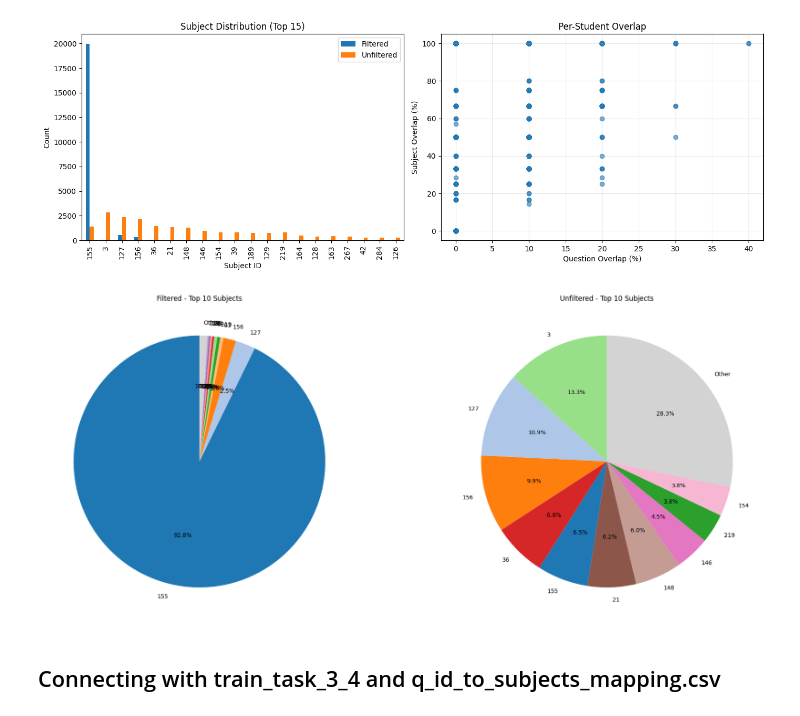
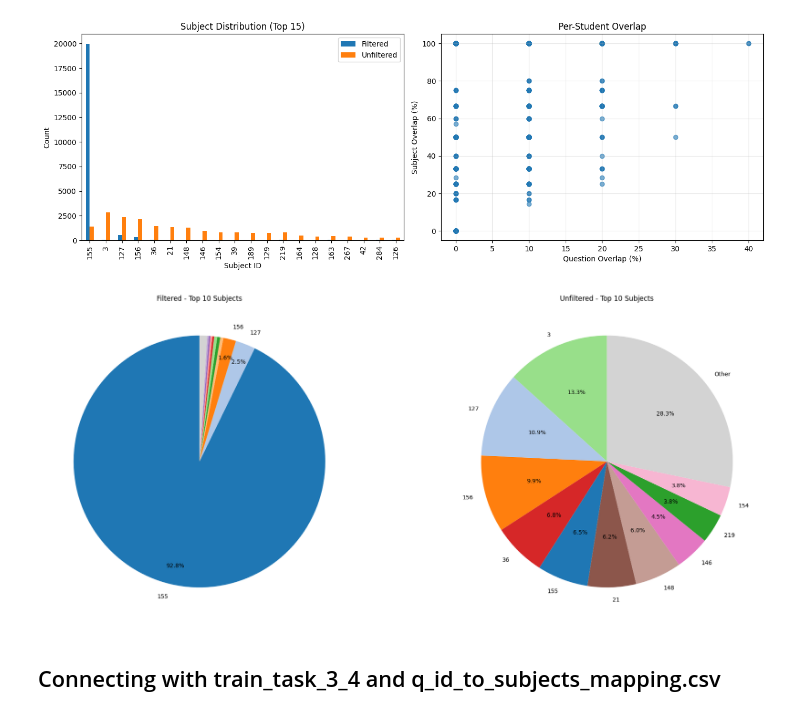
Before and after one commit to noazlee/BOBCAT, a Jupyter notebook: outputs/155_on_155_analysis.ipynb, the cells around one changed output. Cells and saved outputs as stored; diff of their text form; code cells hidden in the pictures.

```diff
--- a/outputs/155_on_155_analysis.ipynb
+++ b/outputs/155_on_155_analysis.ipynb
@@ -110,35 +110,54 @@ plt.show()
 # %%
 fig = plt.figure(figsize=(20, 16))
 top_n = 10
-
 # Get all unique subjects from both datasets and create color map
 all_top_subjects = pd.concat([subj_counts_f.head(top_n), subj_counts_u.head(top_n)]).index.unique()
 colors = plt.cm.tab20(range(len(all_top_subjects)))
 color_map = {subj: colors[i] for i, subj in enumerate(all_top_subjects)}
 color_map['Other'] = 'lightgray'
 
 # Filtered pie
 ax3 = plt.subplot(2, 2, 3)
 top_filtered = subj_counts_f.head(top_n)
 other_filtered = subj_counts_f.iloc[top_n:].sum()
 pie_filtered = pd.concat([top_filtered, pd.Series({'Other': other_filtered})])
 filtered_colors = [color_map.get(subj, 'gray') for subj in pie_filtered.index]
-ax3.pie(pie_filtered, labels=pie_filtered.index, autopct='%1.1f%%', startangle=90, colors=filtered_colors)
+
+# Calculate percentages
+percentages = pie_filtered / pie_filtered.sum() * 100
+
+# Create custom labels - only show if >= 0.5%
+labels = [label if pct >= 0.5 else '' for label, pct in zip(pie_filtered.index, percentages)]
+
+# Custom autopct function - only show if >= 0.5%
+def autopct_format(pct):
+    return f'{pct:.1f}%' if pct >= 0.5 else ''
+
+wedges, texts, autotexts = ax3.pie(
+    pie_filtered,
+    labels=labels,  # Use filtered labels
+    autopct=autopct_format,  # Use custom function
+    startangle=90,
+    colors=filtered_colors,
+    pctdistance=0.85,
+    labeldistance=1.1,
+)
+
 ax3.set_title(f'Filtered - Top {top_n} Subjects')
 
 # Unfiltered pie
 ax4 = plt.subplot(2, 2, 4)
 top_unfiltered = subj_counts_u.head(top_n)
 other_unfiltered = subj_counts_u.iloc[top_n:].sum()
 pie_unfiltered = pd.concat([top_unfiltered, pd.Series({'Other': other_unfiltered})])
 unfiltered_colors = [color_map.get(subj, 'gray') for subj in pie_unfiltered.index]
 ax4.pie(pie_unfiltered, labels=pie_unfiltered.index, autopct='%1.1f%%', startangle=90, colors=unfiltered_colors)
 ax4.set_title(f'Unfiltered - Top {top_n} Subjects')
 
 plt.tight_layout()
 plt.show()
 # %% [output]
-[figure, old version]
+[figure, new version]
 # %% [markdown]
 ## Connecting with train_task_3_4 and q_id_to_subjects_mapping.csv
 # %%
```
Also changed, not shown: parts of 3 cells of this notebook, 1 other file.
